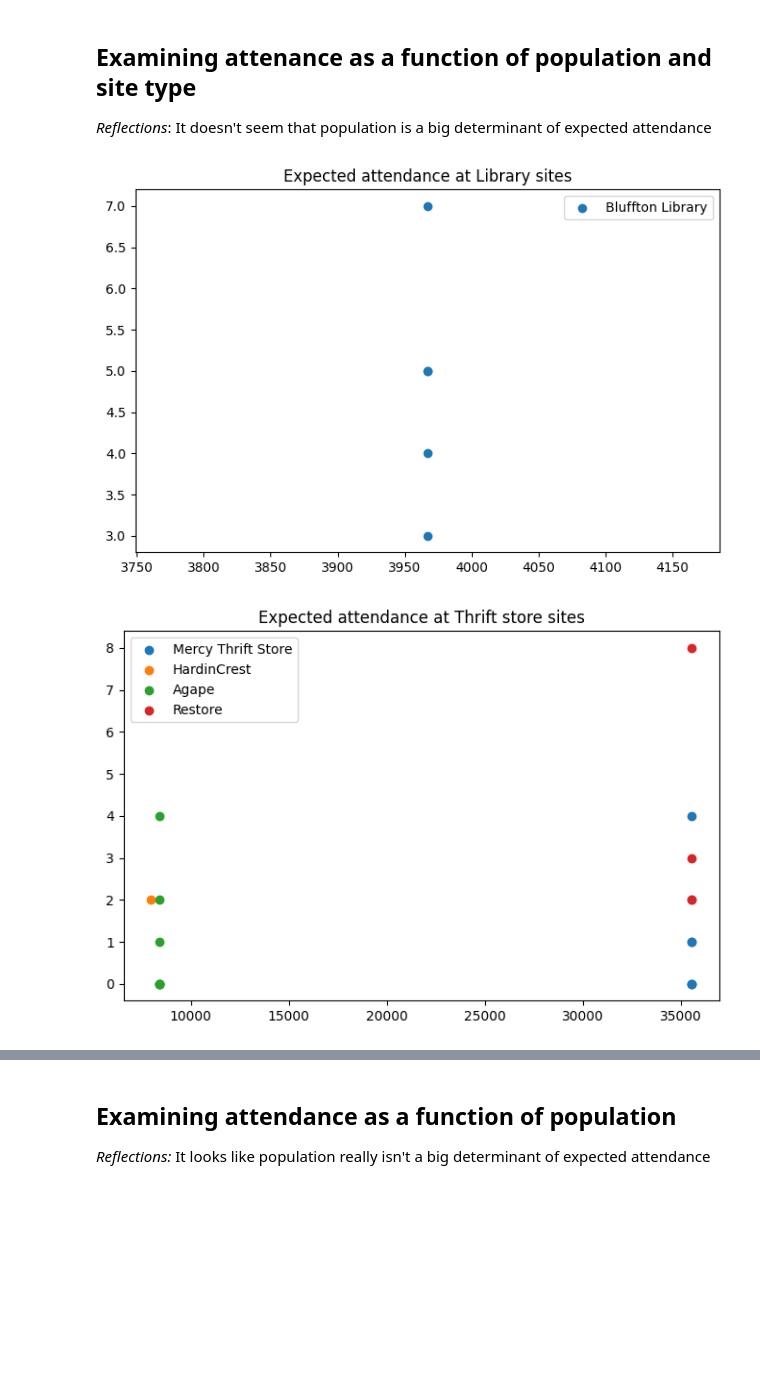
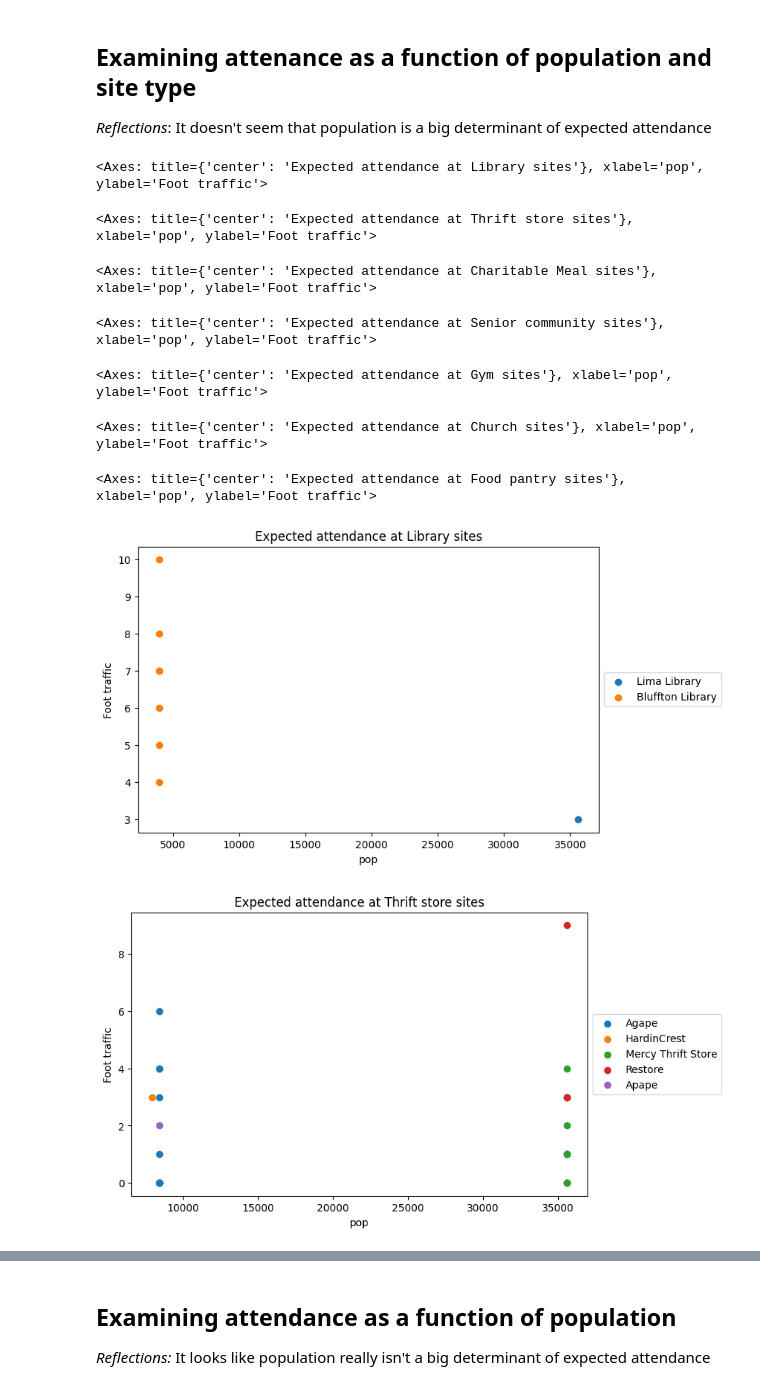
Before and after one commit to Human-Centered-Optimization-Lab/clinicOpt, a Jupyter notebook: tools/attendancePlaygorund.ipynb, the cells around one changed output, grey strips where cells are left out. Saved outputs shown, nothing was run; the diff lists cells and outputs as text; code cells hidden in the pictures; blank space fills up the shorter version.

Commit message:
Lots of interesting analysis of the attendance data

```diff
--- a/tools/attendancePlaygorund.ipynb
+++ b/tools/attendancePlaygorund.ipynb
@@ -12,11 +12,6 @@ events = pd.read_excel("../data/MHC Trip Summary.xlsx")
 # Remove nans for city and site type
 events = events.dropna(subset=["City", "Site Types"])
 
-# Remove rows that have only nan
-nan2zero_cols = "All Women (not pregnant 18+)", "Pregnant Patients (all ages)", "Children 1-18 years", "All infants <1 year"
-non_all_nan_rows = ~np.all(np.isnan(events.loc[:, nan2zero_cols].values), axis=1)
-events = events.loc[non_all_nan_rows,:]
-
 # Fill the remaining gaps with zeros
 events.loc[:,nan2zero_cols] = events.loc[:,nan2zero_cols].fillna(0)
 
@@ -27,10 +22,8 @@ events = pd.merge(events, cities.loc[:,["city","pop"]], left_on="City", right_on
 events["Site Types"] = events["Site Types"].apply(lambda st : np.array(st.split(";")) )
 events["Site Types Pretty"] = events["Site Types"].apply(lambda st : ", ".join(st) )
 
-
-
 # Total foot traffic calculation
-events["Foot traffic"] = events["All Men"] + events["All Women (not pregnant 18+)"] + events["Pregnant Patients (all ages)"] + events["Children 1-18 years"] + events["All infants <1 year"]
+events["Foot traffic"] = events["Total patients screened"]
 
 
 display(events)
@@ -58,7 +51,7 @@ def remove_special_events(events):
 
 
 
-def plot_site_type(events, filter_value=None, legend=True, group_attr="Physical location", x_var="pop"):
+def plot_site_scatter(events, filter_value=None, legend=True, group_attr="Physical location", x_var="pop"):
 
     events = remove_special_events(events)
 
@@ -80,27 +73,49 @@ def plot_site_type(events, filter_value=None, legend=True, group_attr="Physical
         ax.scatter(x, y, label=label)
 
     if legend:
-        plt.legend()
+        plt.legend(loc="center left", bbox_to_anchor=(1,0.5))
 
     if filter_value is not None:
         plt.title(f"Expected attendance at {filter_value} sites")
     else:
         plt.title(f"Expected attendance across all sites")
 
+    ax.set_xlabel(x_var)
+    ax.set_ylabel("Foot traffic")
     fig.set_size_inches(8, 5)
 
-    plt.show()
+    return ax
 # %% [markdown]
 ## Examining attenance as a function of population and site type
 _Reflections_: It doesn't seem that population is a big determinant of expected attendance
 # %%
-plot_site_type(events, filter_value="Library")
-plot_site_type(events, filter_value="Thrift store")
-plot_site_type(events, filter_value='Charitable Meal')
-plot_site_type(events, filter_value="Senior community")
-plot_site_type(events, filter_value="Gym")
-plot_site_type(events, filter_value="Church")
-plot_site_type(events, "Food pantry")
+ax = plot_site_scatter(events, filter_value="Library")
+display(ax)
+
+ax = plot_site_scatter(events, filter_value="Thrift store")
+display(ax)
+
+ax = plot_site_scatter(events, filter_value='Charitable Meal')
+display(ax)
+
+ax = plot_site_scatter(events, filter_value="Senior community")
+display(ax)
+
+ax = plot_site_scatter(events, filter_value="Gym")
+display(ax)
+
+ax = plot_site_scatter(events, filter_value="Church")
+display(ax)
+
+ax = plot_site_scatter(events, "Food pantry")
+display(ax)
 # %% [output]
+<Axes: title={'center': 'Expected attendance at Library sites'}, xlabel='pop', ylabel='Foot traffic'>
+<Axes: title={'center': 'Expected attendance at Thrift store sites'}, xlabel='pop', ylabel='Foot traffic'>
+<Axes: title={'center': 'Expected attendance at Charitable Meal sites'}, xlabel='pop', ylabel='Foot traffic'>
+<Axes: title={'center': 'Expected attendance at Senior community sites'}, xlabel='pop', ylabel='Foot traffic'>
+<Axes: title={'center': 'Expected attendance at Gym sites'}, xlabel='pop', ylabel='Foot traffic'>
+<Axes: title={'center': 'Expected attendance at Church sites'}, xlabel='pop', ylabel='Foot traffic'>
+<Axes: title={'center': 'Expected attendance at Food pantry sites'}, xlabel='pop', ylabel='Foot traffic'>
-[figure, old version]
+[figure, new version]
-[figure, old version]
+[figure, new version]
```
Also changed, not shown: parts of 6 cells of this notebook.
